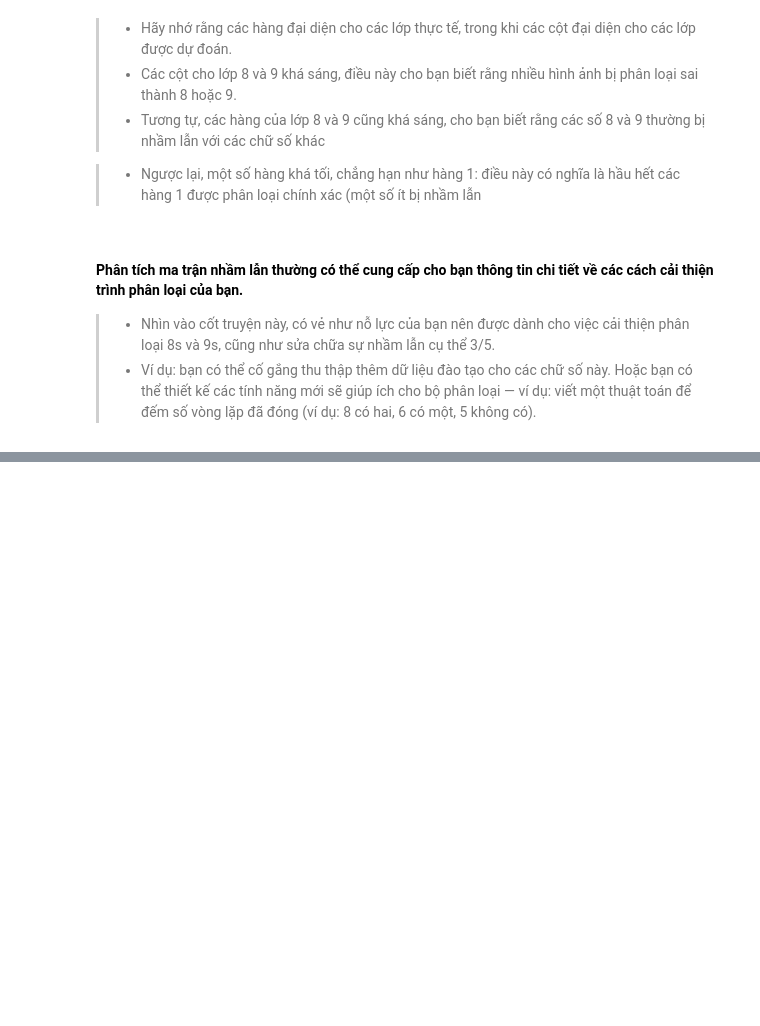
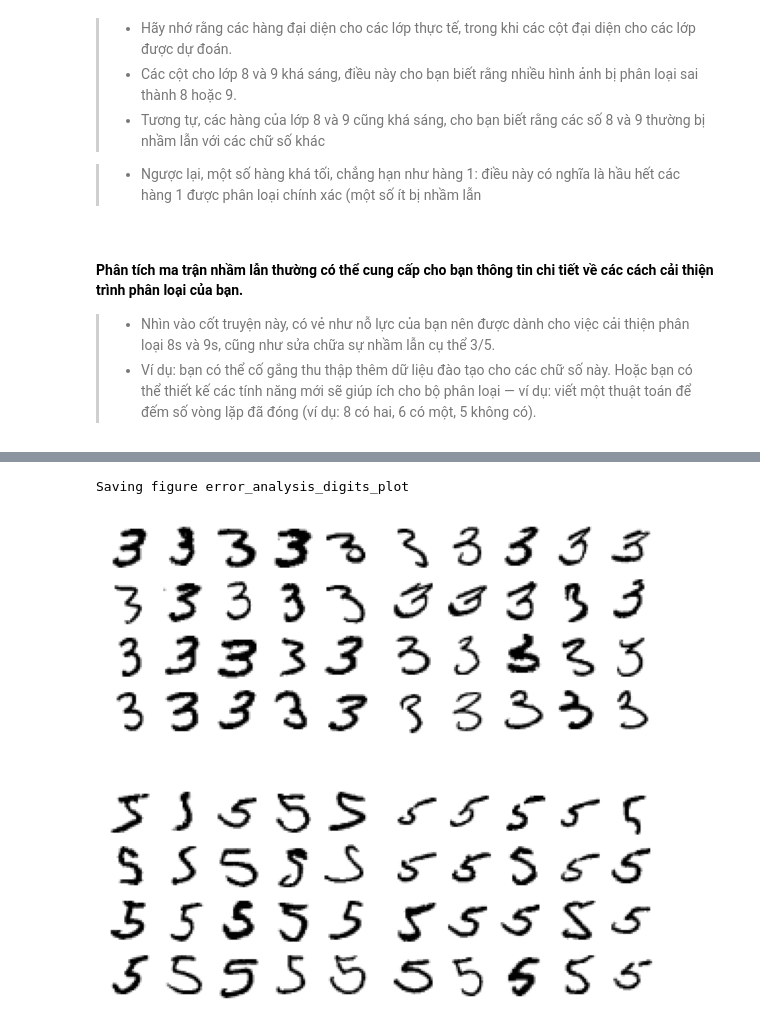
Before and after one commit to denotevn/To-master-machine-learning, a Jupyter notebook: classification.ipynb, the cells around one changed output, grey strips where cells are left out. Saved outputs shown, nothing was run; the diff lists cells and outputs as text; code cells hidden in the pictures; blank space fills up the shorter version.

Commit message:
analysis

```diff
--- a/classification.ipynb
+++ b/classification.ipynb
@@ -468,0 +472,20 @@ Saving figure confusion_matrix_errors_plot
+# %%
+from matplotlib.pyplot import cla
+
+
+cl_a, cl_b = 3,5
+X_aa = X_train[(y_train == cl_a) & (y_train_pred == cl_a)]
+X_ab = X_train[(y_train == cl_a ) & (y_train_pred == cl_b)]
+X_ba = X_train[(y_train == cl_b) & (y_train_pred == cl_a)]
+X_bb = X_train[(y_train == cl_b) & (y_train_pred == cl_b)]
+
+plt.figure(figsize=(8,8))
+plt.subplot(221); plot_digits(X_aa[:20], images_per_row=5)
+plt.subplot(222); plot_digits(X_ab[:20], images_per_row=5)
+plt.subplot(223); plot_digits(X_ba[:20], images_per_row=5)
+plt.subplot(224); plot_digits(X_bb[:20], images_per_row=5)
+save_fig("error_analysis_digits_plot")
+plt.show()
+# %% [output]
+Saving figure error_analysis_digits_plot
+[figure, added]
```
Also changed, not shown: parts of 11 cells of this notebook, 4 other files.
